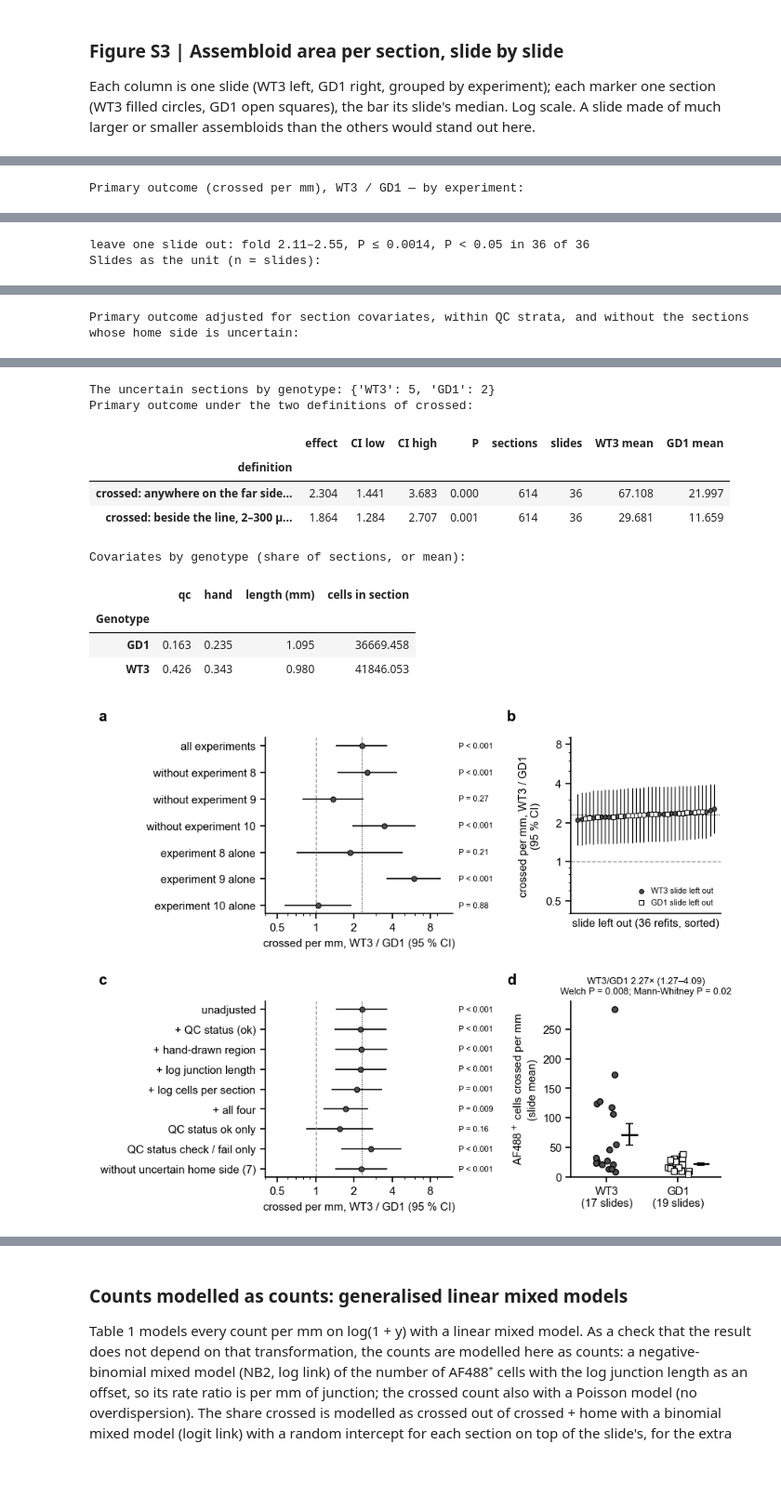
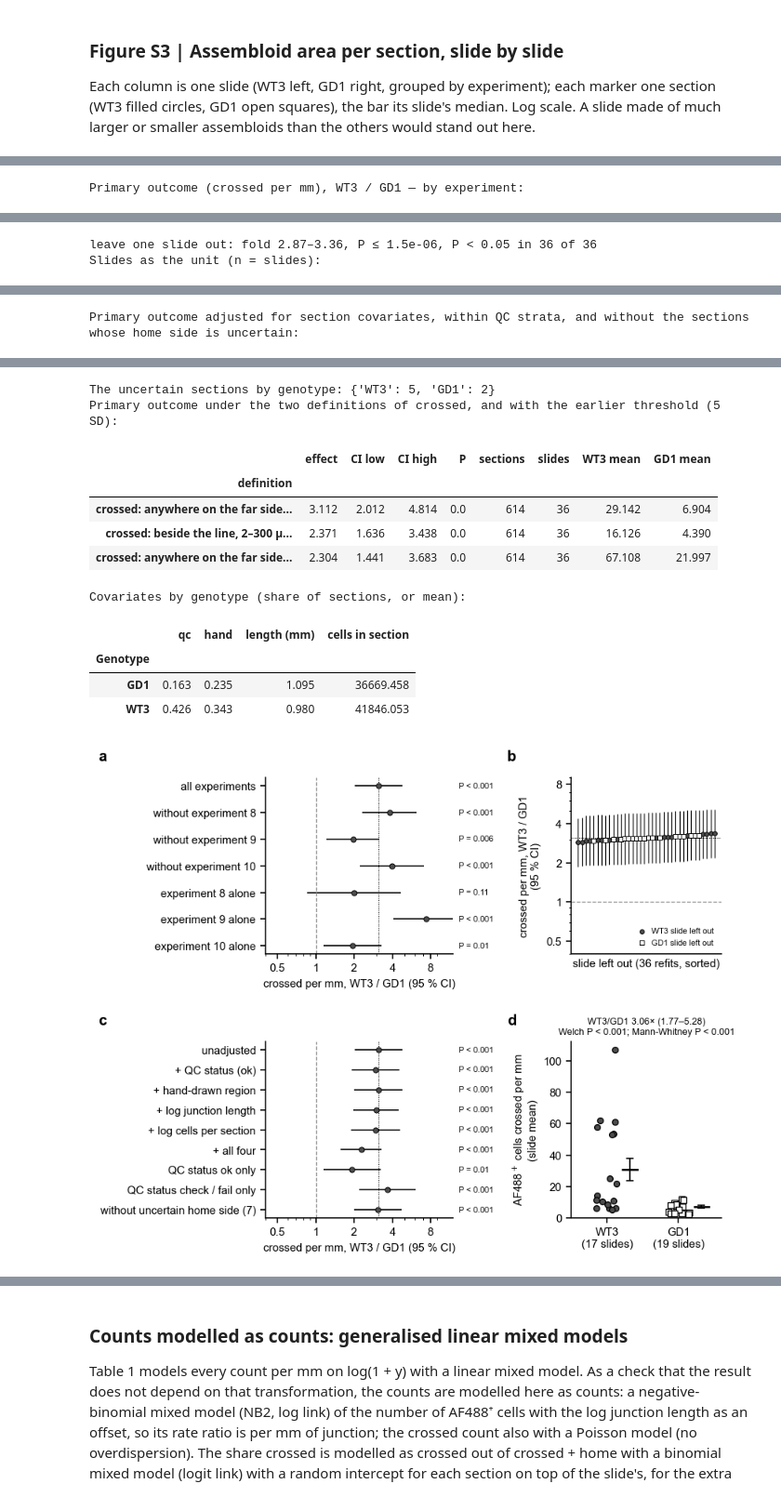
Before and after one commit to daggermaster3000/ARGUS, a Jupyter notebook: notebooks/official_analysis/02_biology.ipynb, the cells around one changed output, grey strips where cells are left out. Shown at 93% size. Drawn from its saved outputs; the diff is of its cells as text; code cells hidden in the pictures; blank space fills up the shorter version.

```diff
--- a/notebooks/official_analysis/02_biology.ipynb
+++ b/notebooks/official_analysis/02_biology.ipynb
@@ -48,7 +48,8 @@ FIGURES = OUT / "figures_official"
 DESIGN_CSV = DATA / "Image_File_List.csv"
 GENOTYPES = ["WT3", "GD1"]       # WT2 is in the file list but not part of this study
 CHANNEL = "AF488"
-METHOD_MASK = "kmad5"            # the counting method: AF488 mask objects, Gaussian 20 µm background, median + 5 SD
+METHOD_MASK = "kmad8"            # the counting method: AF488 mask objects, Gaussian 20 µm background, median + 8 SD
+EARLIER_MASK = "kmad5"           # the counting method until 9 Nov 2026 (median + 5 SD), compared under Robustness
 GAP_UM, NEAR_UM = 2.0, 300.0     # the earlier definition of crossed (beside the line, 2–300 µm past it), to compare
 # crossed now = anywhere on the far side of the junction line (sides.py: the line extended past its ends)
 SEED, N_BOOT = 0, 2000
@@ -163,6 +164,11 @@ for name in sections.index:
     o["crossed"], o["home"] = o["away"] > 0, o["away"] < 0
     sections.at[name, "sign"] = sign
     objects[name] = o
+    # The counting method until 9 Nov 2026 (the same mask at median + 5 SD), on the same side, to compare with.
+    o5 = pd.read_parquet(MASKS / name / "objects.parquet")
+    o5 = o5[o5["mask"] == EARLIER_MASK]
+    sections.at[name, "crossed (5 SD)"] = int(
+        (sides.away(o5[["Centroid Y (µm)", "Centroid X (µm)"]].to_numpy(float), line, sign) > 0).sum())
     # every segmented cell of the section (the run's cell table): its side, and its distance to the tissue edge
     c = pd.read_csv(RUN / "cells" / f"{name}.csv", usecols=list(CELL_COLUMNS), engine="pyarrow").rename(columns=CELL_COLUMNS)
     c["away"] = sides.away(c[["y", "x"]].to_numpy(float), line, sign)
@@ -252,7 +258,8 @@ def section_outcomes(name, s):
             "past line (µm)": x["away"].mean() if enough else np.nan,
             "edge ÷ half-width": np.nanmean(relative) if np.isfinite(relative).sum() >= MIN_EDGE else np.nan,
             "past line ÷ assembloid length": x["away"].mean() / s["assembloid length (µm)"] if enough else np.nan,
-            "crossed per mm (earlier definition)": s["crossed (earlier definition)"] / s["length (mm)"]}
+            "crossed per mm (earlier definition)": s["crossed (earlier definition)"] / s["length (mm)"],
+            "crossed per mm (5 SD)": s["crossed (5 SD)"] / s["length (mm)"]}
 
 
 AREAS, NEGATIVE_EDGE = [], []
@@ -668,12 +675,15 @@ print("The uncertain sections by genotype:", obs.loc[UNCERTAIN, "Genotype"].valu
 # from the run's AF488+ nuclei and the objects' stored distances).
 earlier = pd.DataFrame([{"definition": "crossed: anywhere on the far side (this notebook)", **primary_fit(obs)},
                         {"definition": "crossed: beside the line, 2–300 µm past it (earlier)",
-                         **mixed(obs, "crossed per mm (earlier definition)", "fold")}]).set_index("definition")
+                         **mixed(obs, "crossed per mm (earlier definition)", "fold")},
+                        {"definition": "crossed: anywhere on the far side, mask at 5 SD (until 9 Nov 2026)",
+                         **mixed(obs, "crossed per mm (5 SD)", "fold")}]).set_index("definition")
 for g in GENOTYPES:
     part = obs[obs["Genotype"] == g]
     earlier.loc[earlier.index[0], f"{g} mean"] = part[PRIMARY].mean()
     earlier.loc[earlier.index[1], f"{g} mean"] = part["crossed per mm (earlier definition)"].mean()
-print("Primary outcome under the two definitions of crossed:")
+    earlier.loc[earlier.index[2], f"{g} mean"] = part["crossed per mm (5 SD)"].mean()
+print("Primary outcome under the two definitions of crossed, and with the earlier threshold (5 SD):")
 display(earlier.round(3))
 cov_by_genotype = cov.groupby("Genotype")[["qc", "hand", "length (mm)", "cells in section"]].mean()
 print("Covariates by genotype (share of sections, or mean):")
@@ -759,3 +769,3 @@ Primary outcome (crossed per mm), WT3 / GD1 — by experiment:
-leave one slide out: fold 2.11–2.55, P ≤ 0.0014, P < 0.05 in 36 of 36
+leave one slide out: fold 2.87–3.36, P ≤ 1.5e-06, P < 0.05 in 36 of 36
 Slides as the unit (n = slides):
 |  | primary outcome |
@@ -782,13 +792,14 @@ Primary outcome adjusted for section covariates, within QC strata, and without t
 The uncertain sections by genotype: {'WT3': 5, 'GD1': 2}
-Primary outcome under the two definitions of crossed:
+Primary outcome under the two definitions of crossed, and with the earlier threshold (5 SD):
 |  | effect | CI low | CI high | P | sections | slides | WT3 mean | GD1 mean |
 | definition |  |  |  |  |  |  |  |  |
-| crossed: anywhere on the far side... | 2.304 | 1.441 | 3.683 | 0.000 | 614 | 36 | 67.108 | 21.997 |
-| crossed: beside the line, 2–300 µ... | 1.864 | 1.284 | 2.707 | 0.001 | 614 | 36 | 29.681 | 11.659 |
+| crossed: anywhere on the far side... | 3.112 | 2.012 | 4.814 | 0.0 | 614 | 36 | 29.142 | 6.904 |
+| crossed: beside the line, 2–300 µ... | 2.371 | 1.636 | 3.438 | 0.0 | 614 | 36 | 16.126 | 4.390 |
+| crossed: anywhere on the far side... | 2.304 | 1.441 | 3.683 | 0.0 | 614 | 36 | 67.108 | 21.997 |
 Covariates by genotype (share of sections, or mean):
 |  | qc | hand | length (mm) | cells in section |
 | Genotype |  |  |  |  |
 | GD1 | 0.163 | 0.235 | 1.095 | 36669.458 |
 | WT3 | 0.426 | 0.343 | 0.980 | 41846.053 |
-[figure, old version]
+[figure, new version]
 # %% [markdown]
```
Also changed, not shown: parts of 23 cells of this notebook, 7 other files.
